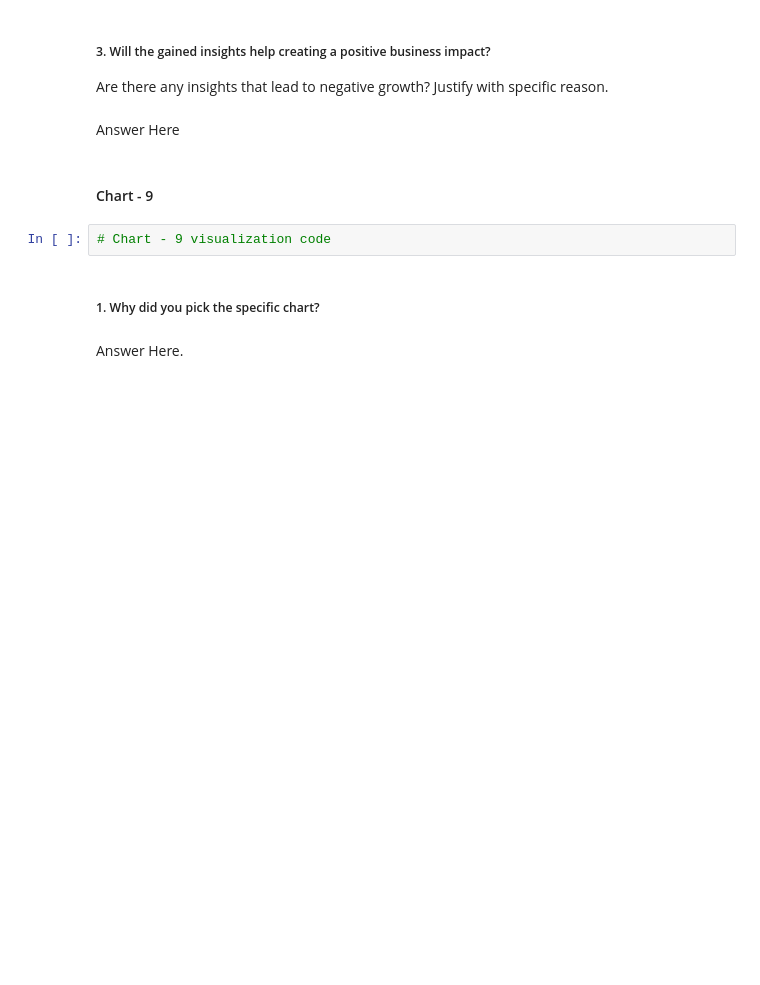
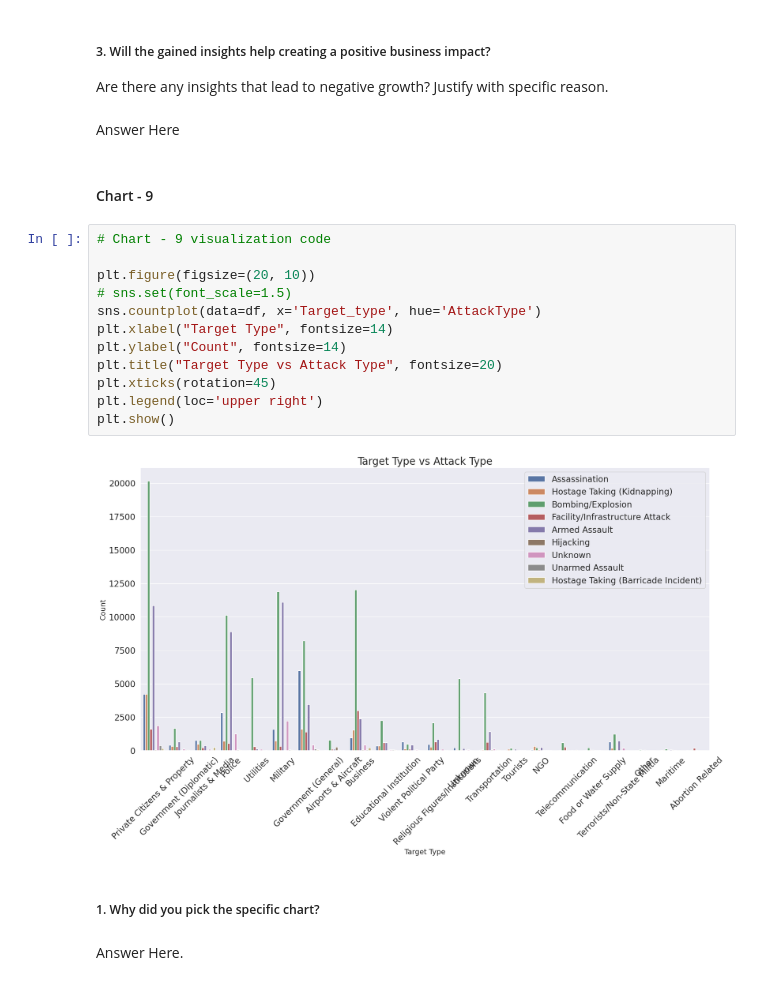
Before and after one commit to Shubham-kumar149/Data-Visualization-With-Python, a Jupyter notebook: Capstone_Project_EDA_on_Global_Terrorism_Dataset.ipynb, the cells around one changed output. Cells and saved outputs as stored; diff of their text form; blank space fills up the shorter version.

```diff
--- a/Capstone_Project_EDA_on_Global_Terrorism_Dataset.ipynb
+++ b/Capstone_Project_EDA_on_Global_Terrorism_Dataset.ipynb
@@ -657,8 +685,20 @@ Are there any insights that lead to negative growth? Justify with specific reaso
 Answer Here
 # %% [markdown]
 #### Chart - 9
-# %%
-# Chart - 9 visualization code
+# %%
+# Chart - 9 visualization code
+
+plt.figure(figsize=(20, 10))
+# sns.set(font_scale=1.5)
+sns.countplot(data=df, x='Target_type', hue='AttackType')
+plt.xlabel("Target Type", fontsize=14)
+plt.ylabel("Count", fontsize=14)
+plt.title("Target Type vs Attack Type", fontsize=20)
+plt.xticks(rotation=45)
+plt.legend(loc='upper right')
+plt.show()
+# %% [output]
+[figure, added]
 # %% [markdown]
 ##### 1. Why did you pick the specific chart?
 # %% [markdown]
```
Also changed, not shown: parts of 13 cells of this notebook.
